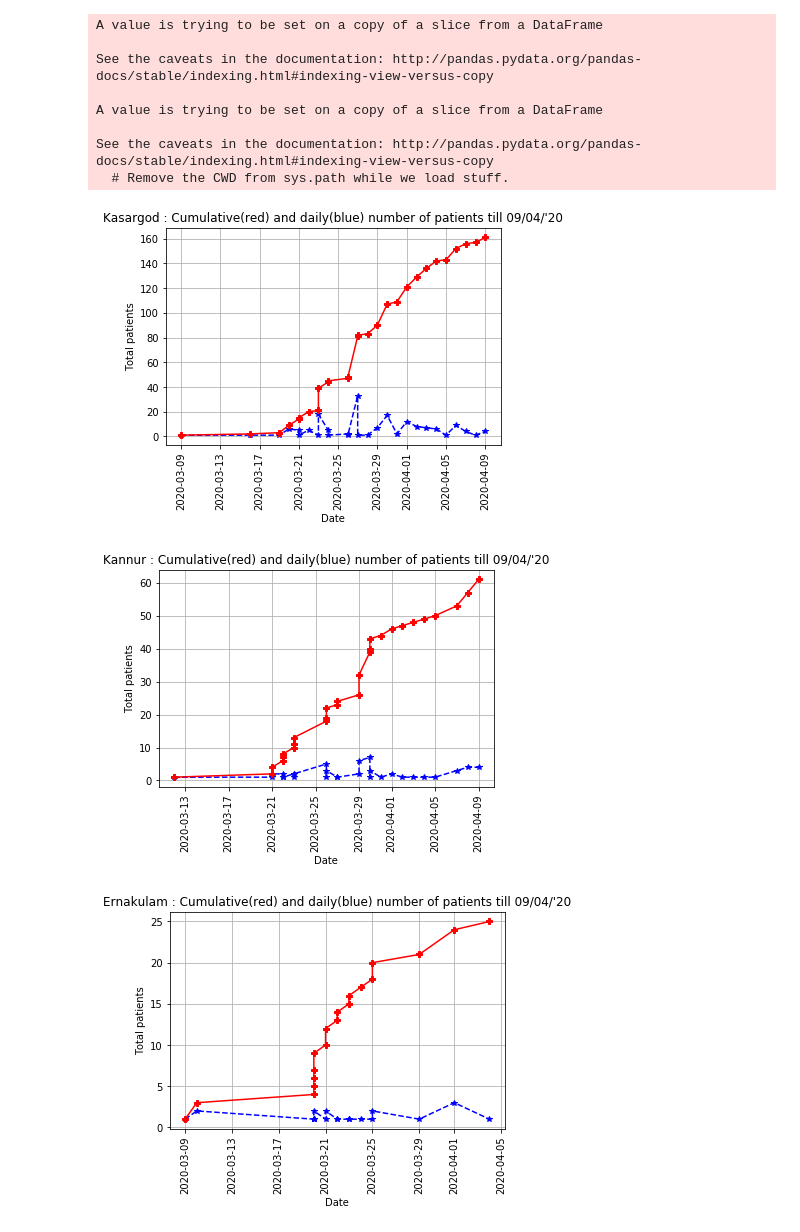
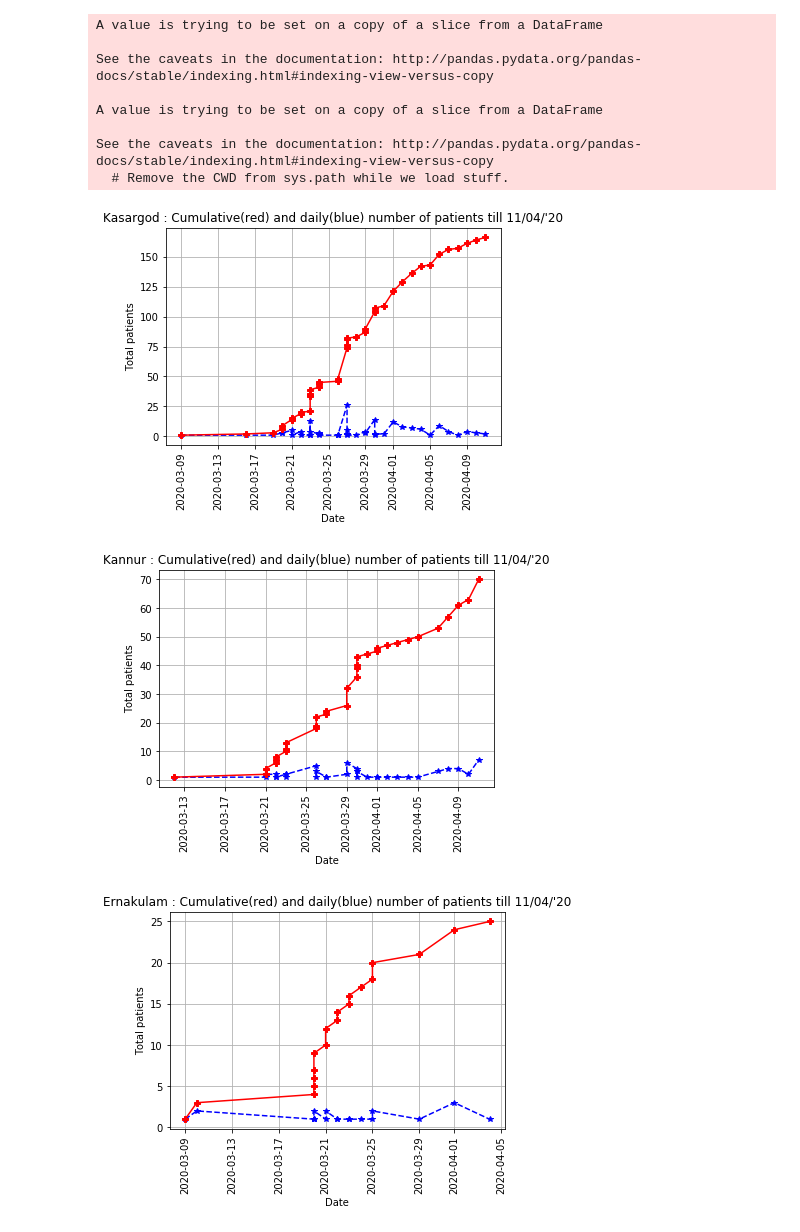
Before and after one commit to sandyiswell/covid19Kerala, a Jupyter notebook: DistricsWise.ipynb, the cells around one changed output. Cells and saved outputs as stored; diff of their text form; code cells hidden in the pictures.

```diff
--- a/DistricsWise.ipynb
+++ b/DistricsWise.ipynb
@@ -129,25 +129,25 @@ See the caveats in the documentation: http://pandas.pydata.org/pandas-docs/stabl
 plt.plot(kl14.NumberOfPatients, marker='*', markersize=6, linestyle='--', color ='b')
 plt.plot(kl14.Cumulative_number_of_cases, marker='P', markersize=6, linestyle='-', color ='r')
 
-plt.title("Kasargod : Cumulative(red) and daily(blue) number of patients till 09/04/'20")
+plt.title("Kasargod : Cumulative(red) and daily(blue) number of patients till 11/04/'20")
 plt.ylabel("Total patients")
 plt.xlabel("Date")
 plt.xticks(rotation =90)
 plt.grid()
 # %% [output]
-[figure, old version]
+[figure, new version]
 # %%
 # Kannur.
 plt.plot(kl13.NumberOfPatients, marker='*', markersize=6, linestyle='--', color ='b')
 plt.plot(kl13.Cumulative_number_of_cases, marker='P', markersize=6, linestyle='-', color ='r')
 
-plt.title("Kannur : Cumulative(red) and daily(blue) number of patients till 09/04/'20")
+plt.title("Kannur : Cumulative(red) and daily(blue) number of patients till 11/04/'20")
 plt.ylabel("Total patients")
 plt.xlabel("Date")
 plt.xticks(rotation =90)
 plt.grid()
 # %% [output]
-[figure, old version]
+[figure, new version]
 # %%
 # Ernakulam.
 plt.plot(kl7.NumberOfPatients, marker='*', markersize=6, linestyle='--', color ='b')
```
Also changed, not shown: parts of 15 cells of this notebook, 1 other file.
